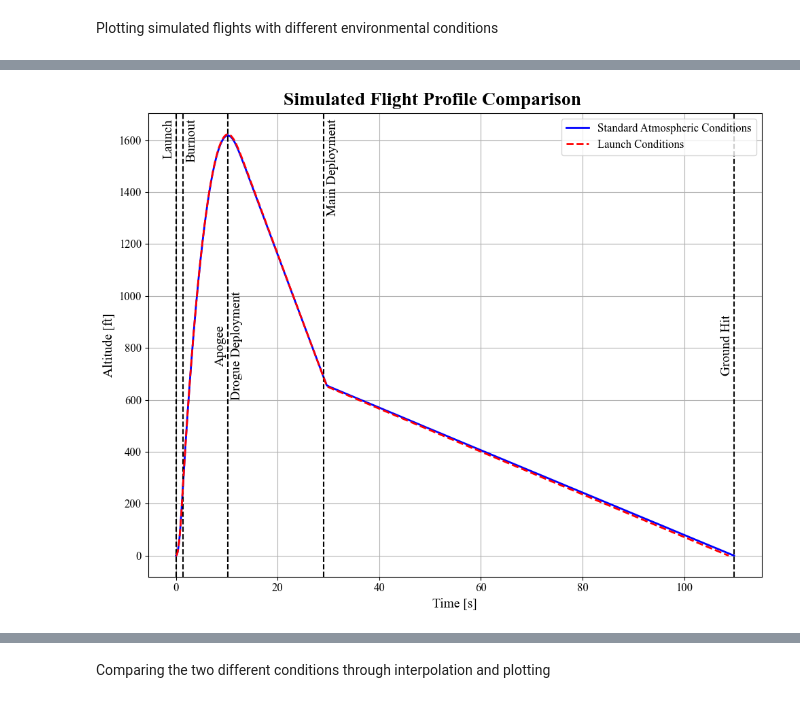
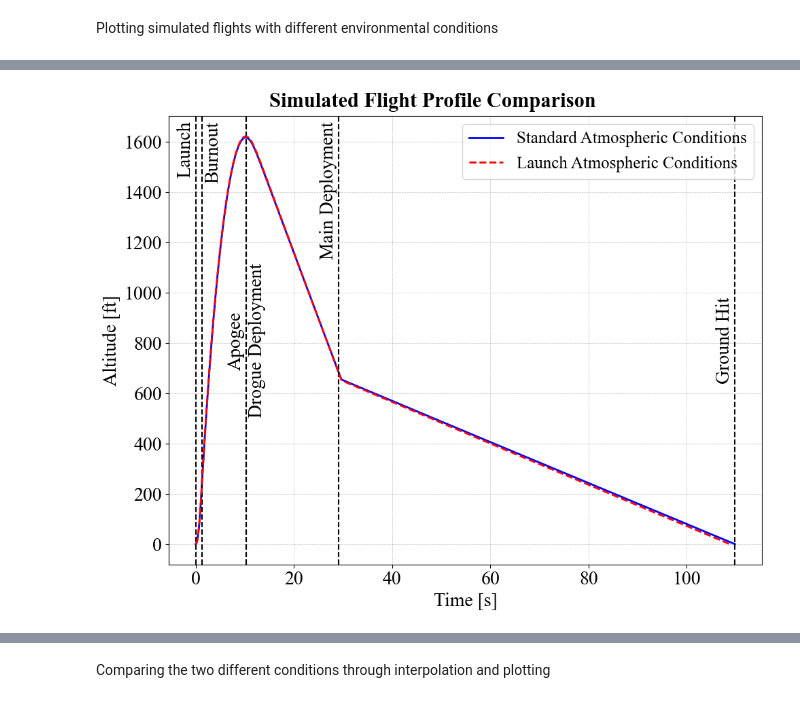
Before and after one commit to saividyud/NASA_25-26_Rocket_Simulations, a Jupyter notebook: Subscale Flight Analysis/analyzer.ipynb, the cells around one changed output, grey strips where cells are left out. Cells and saved outputs as stored; diff of their text form; code cells hidden in the pictures.

```diff
--- a/Subscale Flight Analysis/analyzer.ipynb
+++ b/Subscale Flight Analysis/analyzer.ipynb
@@ -55,6 +67,15 @@ def openrocket_to_plot(file_path, code_to_run=None, **kwargs):
         ax.plot(df['Time (s)'], df['Total velocity (ft/s)'], linestyle=kwargs.get('linestyle', '-'), color=kwargs.get('color', 'b'), label=kwargs.get('label', None), linewidth=kwargs.get('linewidth', 2))
         ax.set_ylabel('Velocity [ft/s]')
 
+    elif kwargs.get('plot_type') == 'all':
+        ax.plot(df['Time (s)'], df['Altitude (ft)'], linestyle=kwargs.get('linestyle', '-'), color='b', label='Altitude', linewidth=kwargs.get('linewidth', 2))
+        ax.plot(df['Time (s)'], df['Total velocity (ft/s)'], linestyle=kwargs.get('linestyle', '--'), color='r', label='Velocity', linewidth=kwargs.get('linewidth', 2))
+        ax.set_ylabel('Altitude [ft], Velocity [ft/s]')
+
+        ax2 = ax.twinx()
+        ax2.plot(df['Time (s)'], df['Total acceleration (ft/s²)'], linestyle=kwargs.get('linestyle', '-.'), color='g', label='Acceleration', linewidth=kwargs.get('linewidth', 2))
+        ax2.set_ylabel('Acceleration [ft/s²]')
+
     drogue_deployed = False
     for event, event_time in zip(events, event_times):
         if event in plot_events:
@@ -65,29 +86,31 @@ def openrocket_to_plot(file_path, code_to_run=None, **kwargs):
                     # Label on right side near middle
                     event_label = 'Drogue Deployment'
                     drogue_deployed = True
-                    ax.text(event_time + 0.5, np.mean(ax.get_ylim()), event_label, rotation=90, verticalalignment='center', horizontalalignment='left', fontsize=14)
+                    ax.text(event_time + 0.5, np.mean(ax.get_ylim()), event_label, rotation=90, verticalalignment='center', horizontalalignment='left', fontsize=20)
                 else:
-                    # Label on right side near top
+                    # Label on left side near top
                     event_label = 'Main Deployment'
-                    ax.text(event_time + 0.5, 0.99 * ax.get_ylim()[1], event_label, rotation=90, verticalalignment='top', horizontalalignment='left', fontsize=14)
+                    ax.text(event_time - 0.3, 0.99 * ax.get_ylim()[1], event_label, rotation=90, verticalalignment='top', horizontalalignment='right', fontsize=20)
 
             elif event == 'BURNOUT':
                 # Label on right side near top
-                ax.text(event_time + 0.5, 0.99 * ax.get_ylim()[1], event.replace('_', ' ').title(), rotation=90, verticalalignment='top', horizontalalignment='left', fontsize=14)
+                ax.text(event_time + 0.5, 0.99 * ax.get_ylim()[1], event.replace('_', ' ').title(), rotation=90, verticalalignment='top', horizontalalignment='left', fontsize=20)
 
             elif event == 'APOGEE' or event == 'GROUND_HIT':
                 # Label on left side near middle
-                ax.text(event_time - 0.3, np.mean(ax.get_ylim()), event.replace('_', ' ').title(), rotation=90, verticalalignment='center', horizontalalignment='right', fontsize=14)
+                ax.text(event_time - 0.3, np.mean(ax.get_ylim()), event.replace('_', ' ').title(), rotation=90, verticalalignment='center', horizontalalignment='right', fontsize=20)
             else:
                 # Label on left side near top
-                ax.text(event_time - 0.3, 0.99 * ax.get_ylim()[1], event.replace('_', ' ').title(), rotation=90, verticalalignment='top', horizontalalignment='right', fontsize=14)
+                ax.text(event_time - 0.3, 0.99 * ax.get_ylim()[1], event.replace('_', ' ').title(), rotation=90, verticalalignment='top', horizontalalignment='right', fontsize=20)
 
     # fig.suptitle('Simulated Flight Profile', y=0.95)
     ax.set_xlabel('Time [s]')
-    ax.grid(True)
+    ax.grid(color='gray', linestyle='--', linewidth=0.5, alpha=0.5)
 
     if kwargs.get('label', None) is not None: ax.legend(loc='upper right')
 
+    if kwargs.get('plot_type') == 'all':
+        return fig, ax, ax2
     return fig, ax
 # %% [markdown]
 ## First, we start with simulated flight profiles
@@ -101,13 +186,13 @@ Plotting simulated flights with different environmental conditions
 # %%
 fig, ax = openrocket_to_plot('Subscale OpenRocket Standard Conditions.csv', color='b', label='Standard Atmospheric Conditions', linestyle='-')
 
-ax.plot(data_sim_launch_cond['Time (s)'], data_sim_launch_cond['Altitude (ft)'], linestyle='--', color='r', label='Launch Conditions', linewidth=2)
+ax.plot(data_sim_launch_cond['Time (s)'], data_sim_launch_cond['Altitude (ft)'], linestyle='--', color='r', label='Launch Atmospheric Conditions', linewidth=2)
 
 ax.legend(loc='upper right')
 fig.suptitle('Simulated Flight Profile Comparison', y=0.97)
 
-# fig.savefig('Subscale_Simulated_Flight_Profile_Comparison.png', dpi=300)
+# fig.savefig('Subscale Simulated Flight Profile Comparison.png', dpi=300)
 
 plt.show()
 # %% [output]
-[figure, old version]
+[figure, new version]
```
Also changed, not shown: parts of 15 cells of this notebook, 8 other files.
